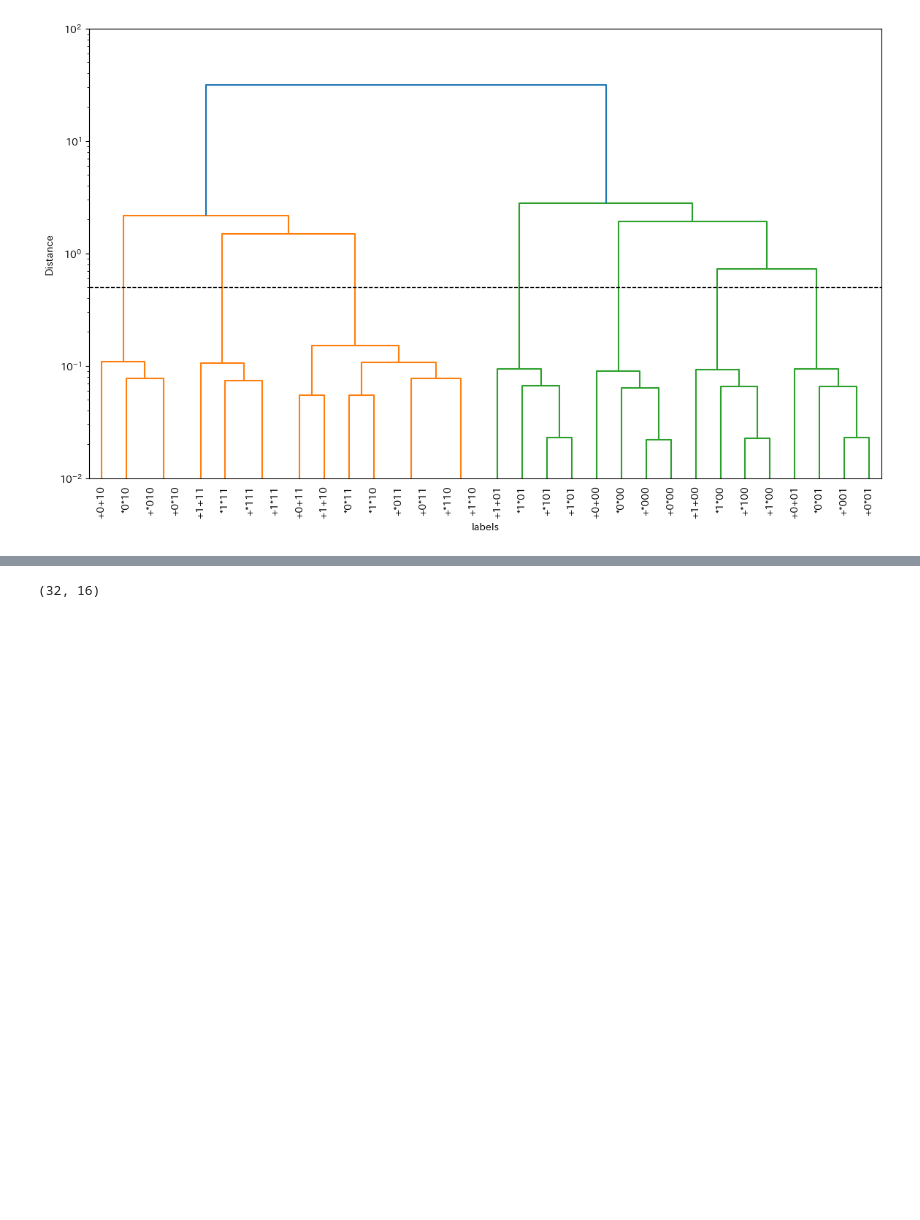
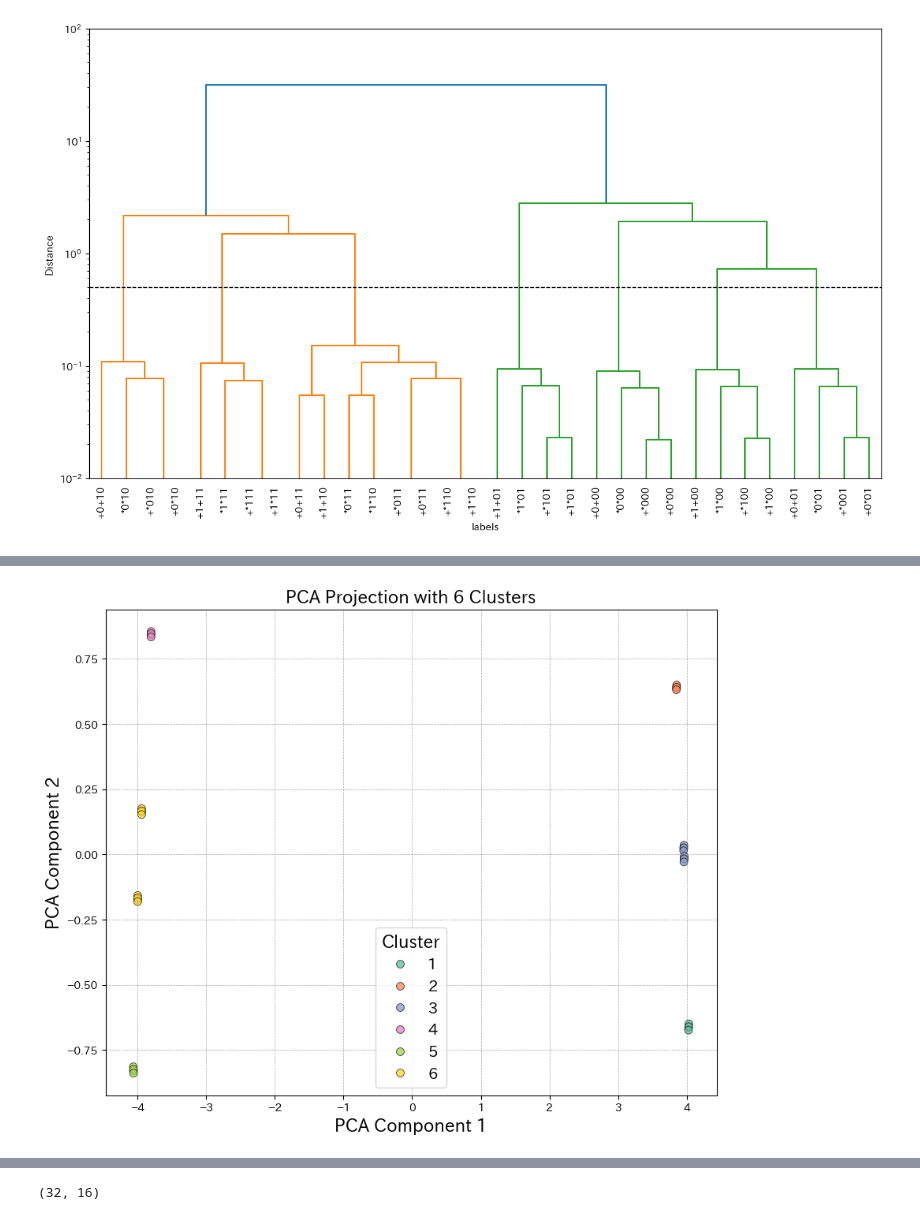
Before and after one commit to AriRyo/transformer-ansys, a Jupyter notebook: FomulaBEAT/analysis_06-3.ipynb, the cells around one changed output, grey strips where cells are left out. Drawn from its saved outputs; the diff is of its cells as text; code cells hidden in the pictures; blank space fills up the shorter version.

```diff
--- a/FomulaBEAT/analysis_06-3.ipynb
+++ b/FomulaBEAT/analysis_06-3.ipynb
@@ -754,3 +858,13 @@ Cluster 2:
+# %%
+
+
+# クラスタ数を指定
+n_clusters = 6
+
+# PCAによるクラスタリング結果をプロット
+plot_pca_clustering(test_vectors[:, 3, :], linkage_matrix, n_clusters, fontsize=16, legend_loc='best')
+# %% [output]
+[figure, added]
 # %%
 # 結果の出力を取得
 def extract_vectors(data_src, nth_token, model=loaded_model, embedding_size=embedding_size):
```
Also changed, not shown: parts of 14 cells of this notebook, 8 other files.
